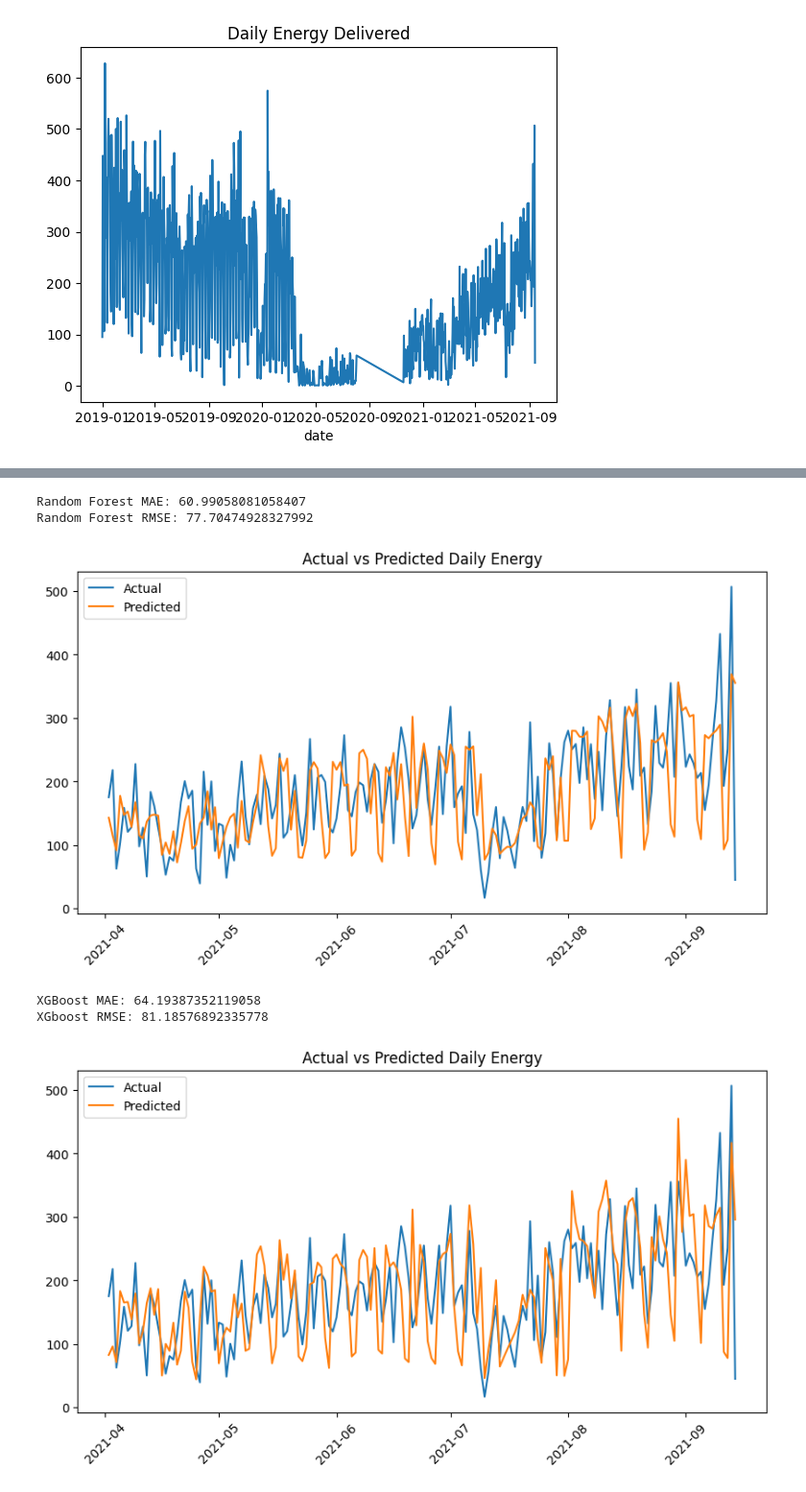
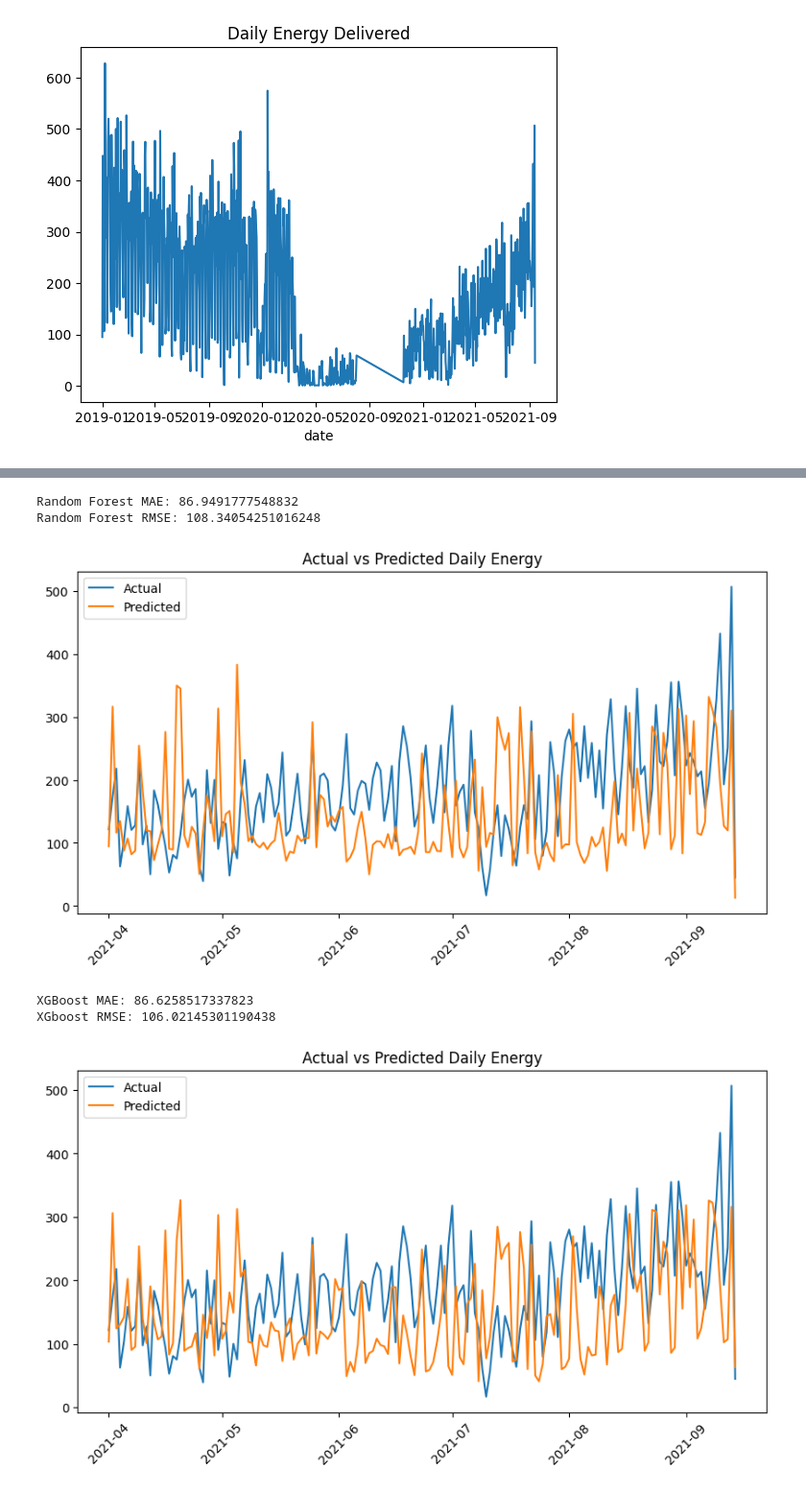
Before and after one commit to HengyiLiu2363/ECE9612-EV-Charging-Forecasting, a Jupyter notebook: notebooks/01_data_inspection.ipynb, the cells around one changed output, grey strips where cells are left out. Shown at 96% size. Saved outputs shown, nothing was run; the diff lists cells and outputs as text; code cells hidden in the pictures.

```diff
--- a/notebooks/01_data_inspection.ipynb
+++ b/notebooks/01_data_inspection.ipynb
@@ -63,8 +63,9 @@ Name: _id, dtype: str
 Name: timezone, dtype: str
 # %%
 #convert to ensure datatype is datetime
-df["connectiontime"] = pd.to_datetime(df["connectiontime"])
-df["disconnecttime"] = pd.to_datetime(df["disconnecttime"])
+df["connectiontime"] = pd.to_datetime(df["connectiontime"], errors="coerce")
+df["disconnecttime"] = pd.to_datetime(df["disconnecttime"], errors="coerce")
+df["donechargingtime"] = pd.to_datetime(df["donechargingtime"], errors="coerce")
 
 #create duration of charge at station
 df["duration_hours"] = (
@@ -76,3 +77,7 @@ df["hour"] = df["connectiontime"].dt.hour
 df["day_of_week"] = df["connectiontime"].dt.dayofweek
 df["month"] = df["connectiontime"].dt.month
 df["date"] = df["connectiontime"].dt.date
+
+#converts hours to sin and cos making hour 23 and hour 0 closer in value
+df["hour_sin"] = np.sin(2*np.pi*df["hour"]/24)
+df["hour_cos"] = np.cos(2*np.pi*df["hour"]/24)
@@ -126,7 +102,9 @@ daily = (
       .agg(
           daily_energy=("kwhdelivered", "sum"),
           session_count=("sessionid", "count"),
-          avg_duration=("duration_hours", "mean")
+          avg_duration=("duration_hours", "mean"),
+          avg_hour_sin=("hour_sin", "mean"),
+          avg_hour_cos=("hour_cos", "mean")
       )
       .reset_index()
 )
@@ -155,9 +129 @@ daily["rolling_mean_7"] = daily["daily_energy"].rolling(7).mean()
 daily_model = daily.dropna().copy()
-# %%
-daily_model["pred_naive"] = daily_model["lag_1"]
-
-mae = mean_absolute_error(daily_model["daily_energy"], daily_model["pred_naive"])
-rmse = np.sqrt(mean_squared_error(daily_model["daily_energy"], daily_model["pred_naive"]))
-
-print("Naive MAE:", mae)
-print("Naive RMSE:", rmse)
@@ -169,7 +132,7 @@ split_idx = int(len(daily_model) * 0.8)
 train = daily_model.iloc[:split_idx]
 test = daily_model.iloc[split_idx:]
 
-feature_cols = ["day_of_week", "month", "day_of_month", "week_of_year", "is_weekend", "lag_1", "lag_7", "rolling_mean_7"]
+feature_cols = ["day_of_week", "month", "day_of_month", "week_of_year", "is_weekend","avg_hour_sin","avg_hour_cos"]
 X_train = train[feature_cols]
 y_train = train["daily_energy"]
 X_test = test[feature_cols]
@@ -218,30 +181,36 @@ plt.title("Actual vs Predicted Daily Energy")
 plt.xticks(rotation=45)
 plt.show()
 # %% [output]
-Random Forest MAE: 60.99058081058407
-Random Forest RMSE: 77.70474928327992
+Random Forest MAE: 86.9491777548832
+Random Forest RMSE: 108.34054251016248
-[figure, old version]
+[figure, new version]
 # %%
 #xgboost model
-xgmodel = XGBRegressor(n_estimators=100)
+xgmodel = XGBRegressor(
+    n_estimators=100,
+    max_depth=3,
+    learning_rate=0.05,
+    subsample=0.8,
+    colsample_bytree=0.8
+)
 xgmodel.fit(X_train, y_train)
 
 xgpreds = xgmodel.predict(X_test)
 
 mae = mean_absolute_error(y_test, xgpreds)
 rmse = np.sqrt(mean_squared_error(y_test, xgpreds))
 
 print("XGBoost MAE:", mae)
 print("XGboost RMSE:", rmse)
 
 plt.figure(figsize=(10, 5))
 plt.plot(test["date"], y_test, label="Actual")
 plt.plot(test["date"], xgpreds, label="Predicted")
 plt.legend()
 plt.title("Actual vs Predicted Daily Energy")
 plt.xticks(rotation=45)
 plt.show()
 # %% [output]
-XGBoost MAE: 64.19387352119058
-XGboost RMSE: 81.18576892335778
+XGBoost MAE: 86.6258517337823
+XGboost RMSE: 106.02145301190438
-[figure, old version]
+[figure, new version]
```
Also changed, not shown: parts of 5 cells of this notebook, 1 other file.
